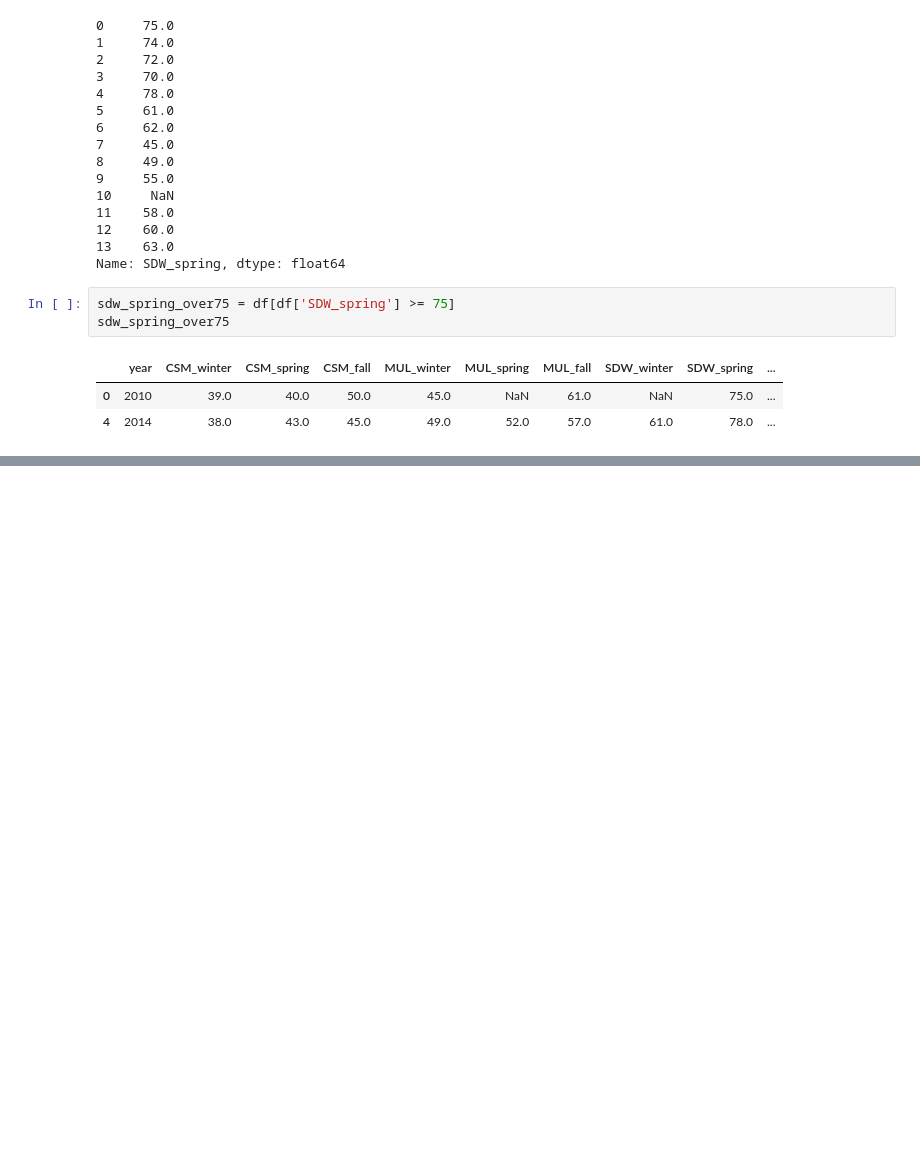
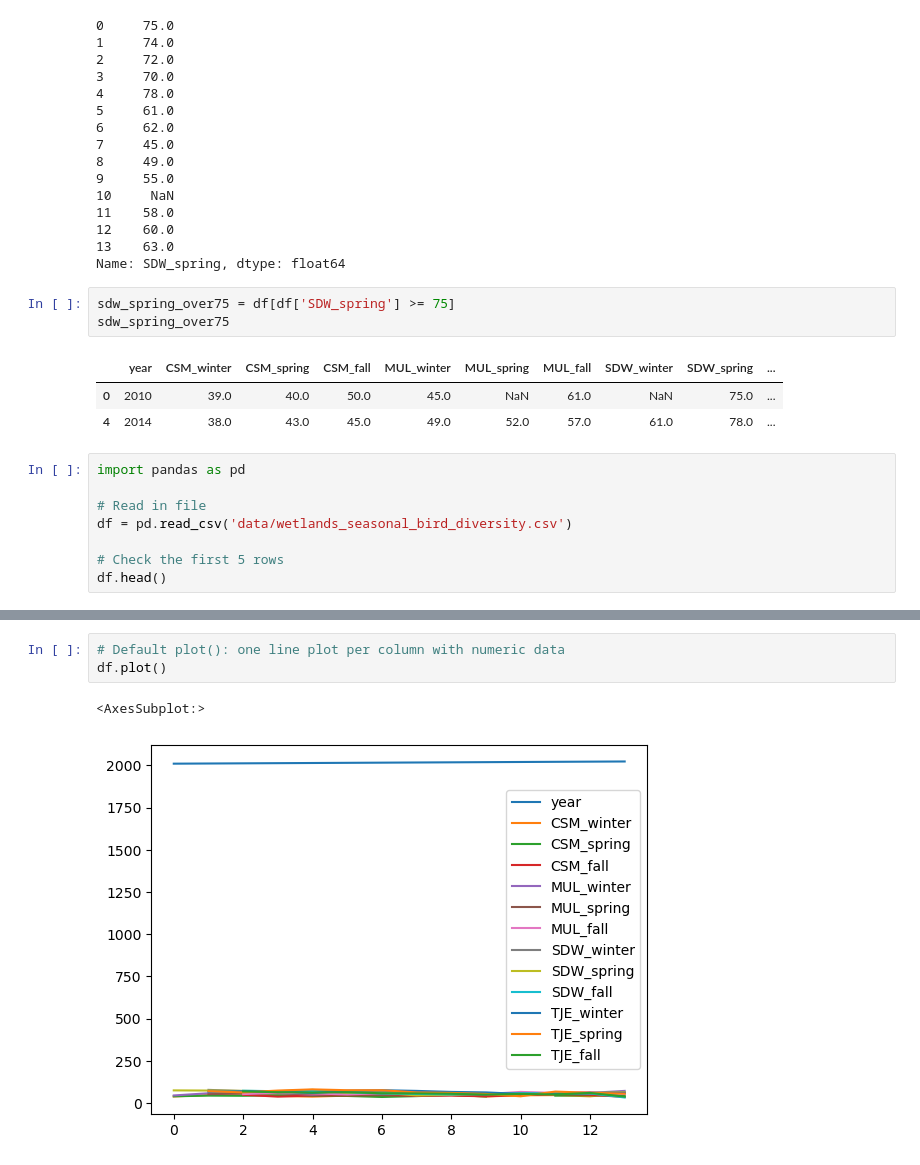
Before and after one commit to ryangreen6/eds220-2024-in-class, a Jupyter notebook: week2-dataframe-subsetting.ipynb, the cells around one changed output, grey strips where cells are left out. Drawn from its saved outputs; the diff is of its cells as text; blank space fills up the shorter version.

Commit message:
finished class3 pandas

```diff
--- a/week2-dataframe-subsetting.ipynb
+++ b/week2-dataframe-subsetting.ipynb
@@ -295,3 +295,11 @@ sdw_spring_over75
 |  | year | CSM_winter | CSM_spring | CSM_fall | MUL_winter | MUL_spring | MUL_fall | SDW_winter | SDW_spring | ... |
 | 0 | 2010 | 39.0 | 40.0 | 50.0 | 45.0 | NaN | 61.0 | NaN | 75.0 | ... |
 | 4 | 2014 | 38.0 | 43.0 | 45.0 | 49.0 | 52.0 | 57.0 | 61.0 | 78.0 | ... |
+# %%
+import pandas as pd
+
+# Read in file
+df = pd.read_csv('data/wetlands_seasonal_bird_diversity.csv')
+
+# Check the first 5 rows
+df.head()
@@ -297,0 +313,6 @@ sdw_spring_over75
+# %%
+# Default plot(): one line plot per column with numeric data
+df.plot()
+# %% [output]
+<AxesSubplot:>
+[figure, added]
```
Also changed, not shown: parts of 28 cells of this notebook.
